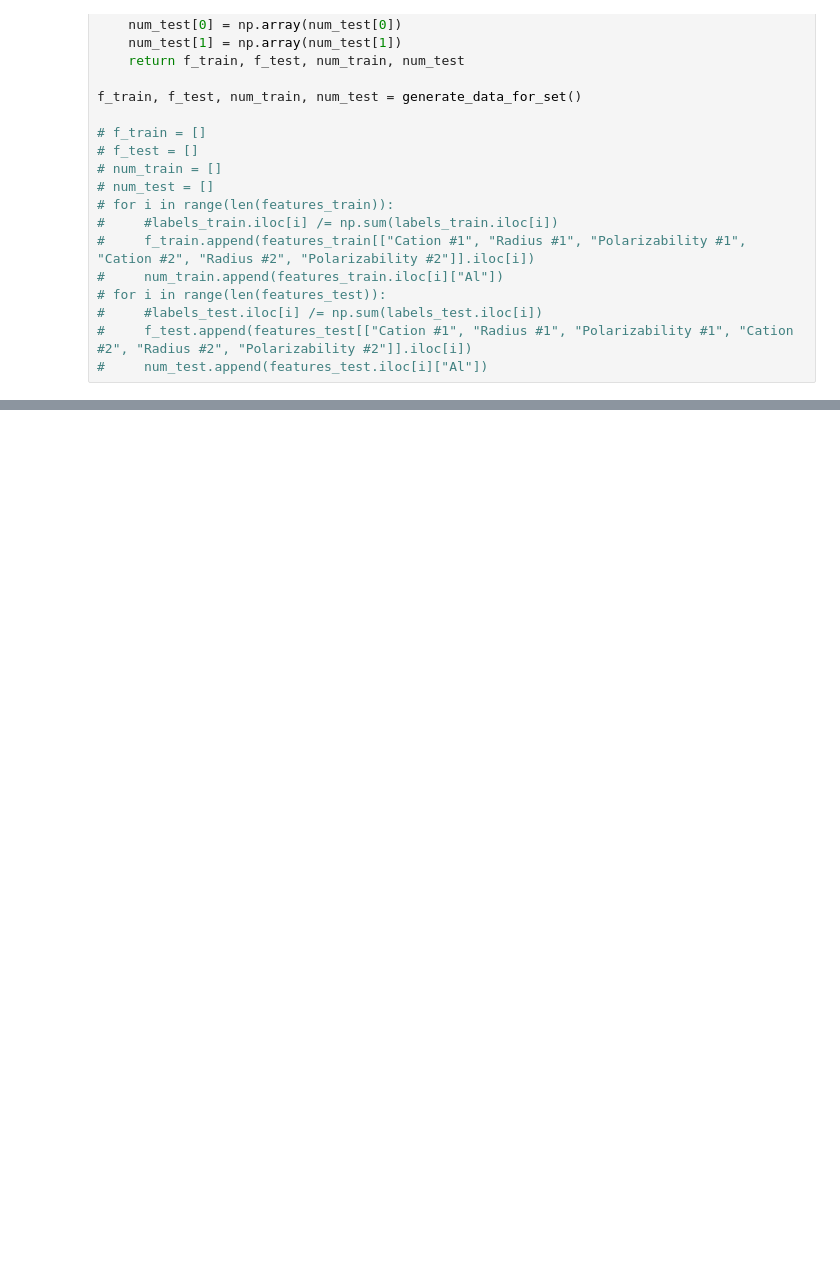
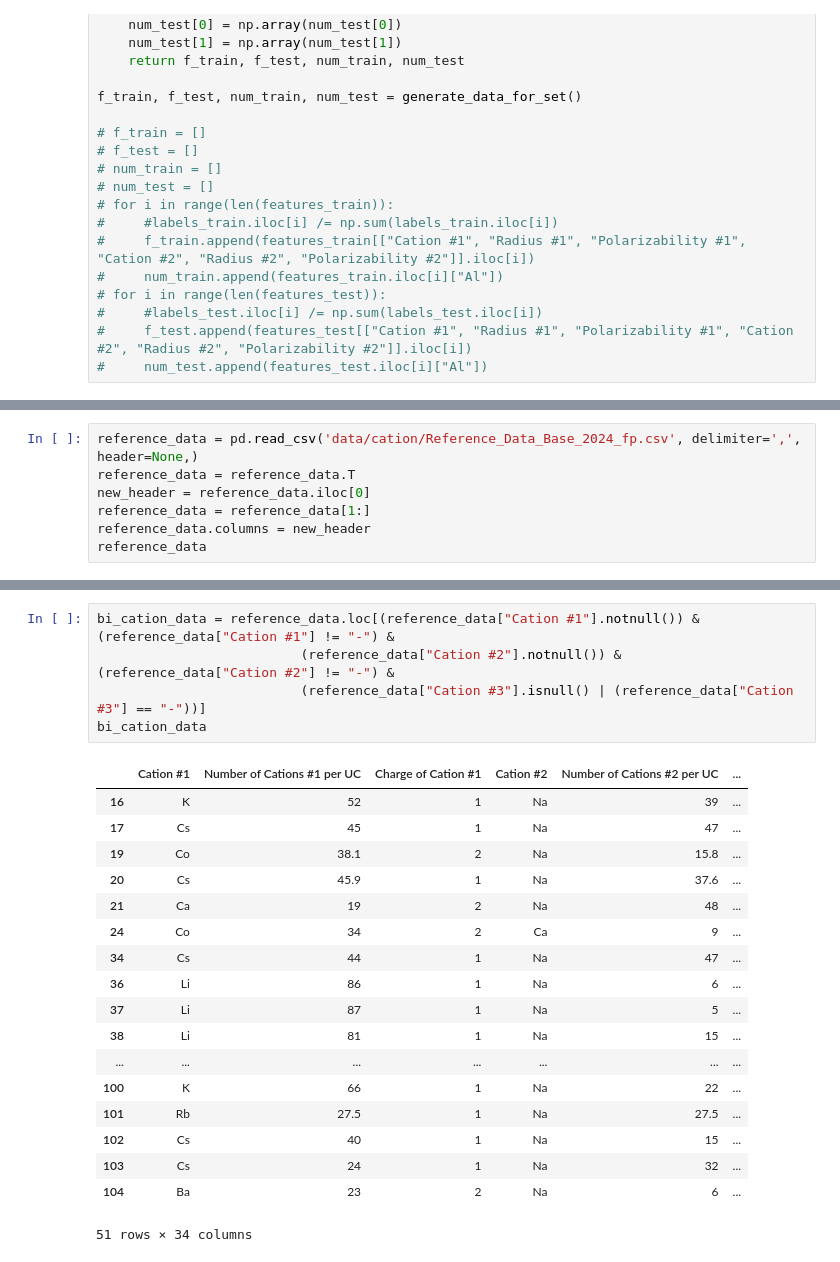
Before and after one commit to IDAnton/isotherm-analyzer, a Jupyter notebook: mps.ipynb, the cells around one changed output, grey strips where cells are left out. Cells and saved outputs as stored; diff of their text form; blank space fills up the shorter version.

```diff
--- a/mps.ipynb
+++ b/mps.ipynb
@@ -504,0 +494,7 @@ corr_heatmap_with_pval(data_without_names, method = 'kendall', figsize=(10,5), t
+# %%
+reference_data = pd.read_csv('data/cation/Reference_Data_Base_2024_fp.csv', delimiter=',', header=None,)
+reference_data = reference_data.T
+new_header = reference_data.iloc[0]
+reference_data = reference_data[1:]
+reference_data.columns = new_header
+reference_data
@@ -504,0 +515,24 @@ corr_heatmap_with_pval(data_without_names, method = 'kendall', figsize=(10,5), t
+# %%
+bi_cation_data = reference_data.loc[(reference_data["Cation #1"].notnull()) & (reference_data["Cation #1"] != "-") &
+                          (reference_data["Cation #2"].notnull()) & (reference_data["Cation #2"] != "-") &
+                          (reference_data["Cation #3"].isnull() | (reference_data["Cation #3"] == "-"))]
+bi_cation_data
+# %% [output]
+|  | Cation #1 | Number of Cations #1 per UC | Charge of Cation #1 | Cation #2 | Number of Cations #2 per UC | ... |
+| 16 | K | 52 | 1 | Na | 39 | ... |
+| 17 | Cs | 45 | 1 | Na | 47 | ... |
+| 19 | Co | 38.1 | 2 | Na | 15.8 | ... |
+| 20 | Cs | 45.9 | 1 | Na | 37.6 | ... |
+| 21 | Ca | 19 | 2 | Na | 48 | ... |
+| 24 | Co | 34 | 2 | Ca | 9 | ... |
+| 34 | Cs | 44 | 1 | Na | 47 | ... |
+| 36 | Li | 86 | 1 | Na | 6 | ... |
+| 37 | Li | 87 | 1 | Na | 5 | ... |
+| 38 | Li | 81 | 1 | Na | 15 | ... |
+| ... | ... | ... | ... | ... | ... | ... |
+| 100 | K | 66 | 1 | Na | 22 | ... |
+| 101 | Rb | 27.5 | 1 | Na | 27.5 | ... |
+| 102 | Cs | 40 | 1 | Na | 15 | ... |
+| 103 | Cs | 24 | 1 | Na | 32 | ... |
+| 104 | Ba | 23 | 2 | Na | 6 | ... |
+51 rows × 34 columns
```
Also changed, not shown: parts of 32 cells of this notebook.
